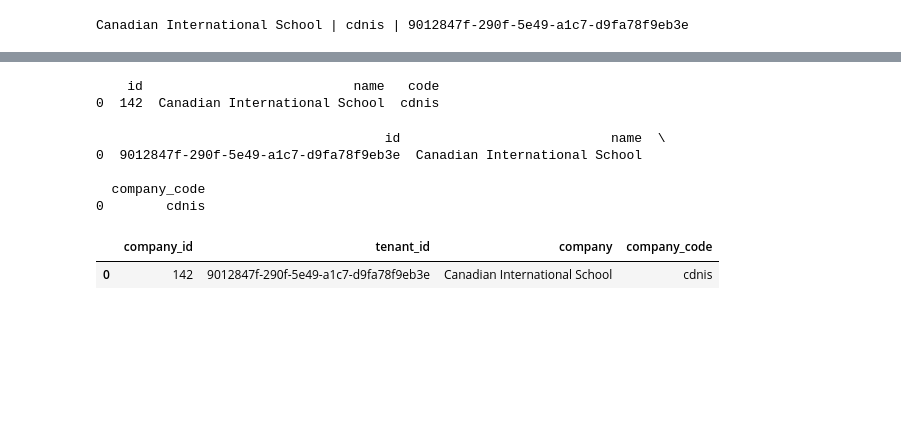
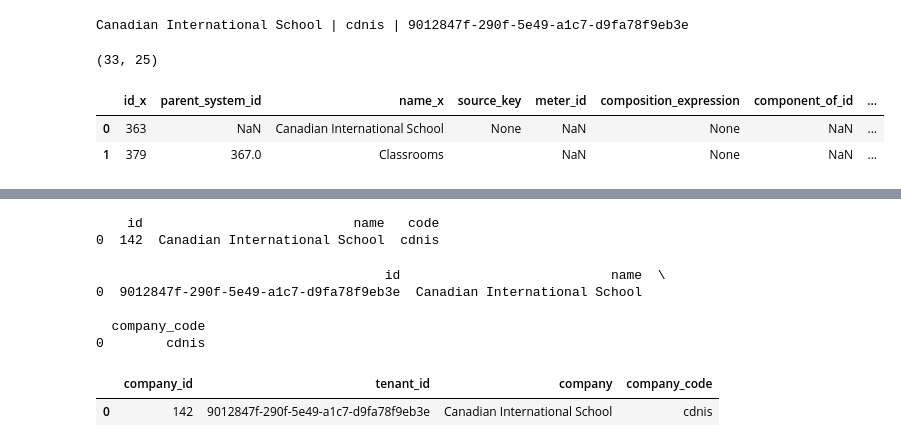
Before and after one commit to en-trak/ems-hierarchy-energy, a Jupyter notebook: ems.ipynb, the cells around one changed output, grey strips where cells are left out. Drawn from its saved outputs; the diff is of its cells as text; code cells hidden in the pictures; blank space fills up the shorter version.

```diff
--- a/ems.ipynb
+++ b/ems.ipynb
@@ -41,3 +41,13 @@ df = dataFlow.PreparingData()
 # df = dataFlow.LoadData()
 logger.info("====================== create_nodes_and_datapoints ==========================")
 dataFlow.create_nodes_and_datapoints(df, tenant.id.values[0])
+# %%
+ssd = dataFlow.hr.simulation_sys_df
+print(ssd.shape)
+with pd.option_context('display.max_columns', None):
+    display(ssd[:2])
+# %% [output]
+(33, 25)
+|  | id_x | parent_system_id | name_x | source_key | meter_id | composition_expression | component_of_id | ... |
+| 0 | 363 | NaN | Canadian International School | None | NaN | None | NaN | ... |
+| 1 | 379 | 367.0 | Classrooms |  | NaN | None | NaN | ... |
```
Also changed, not shown: parts of 8 cells of this notebook, 2 other files.
